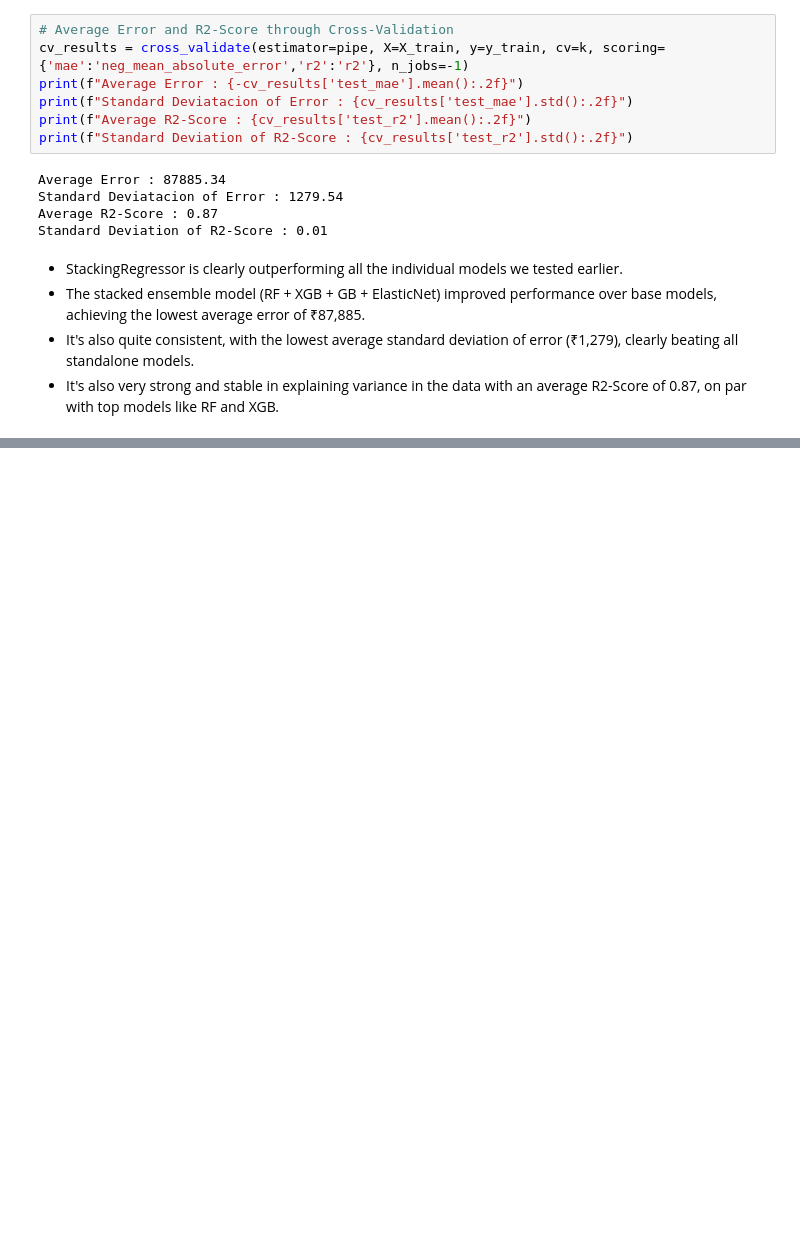
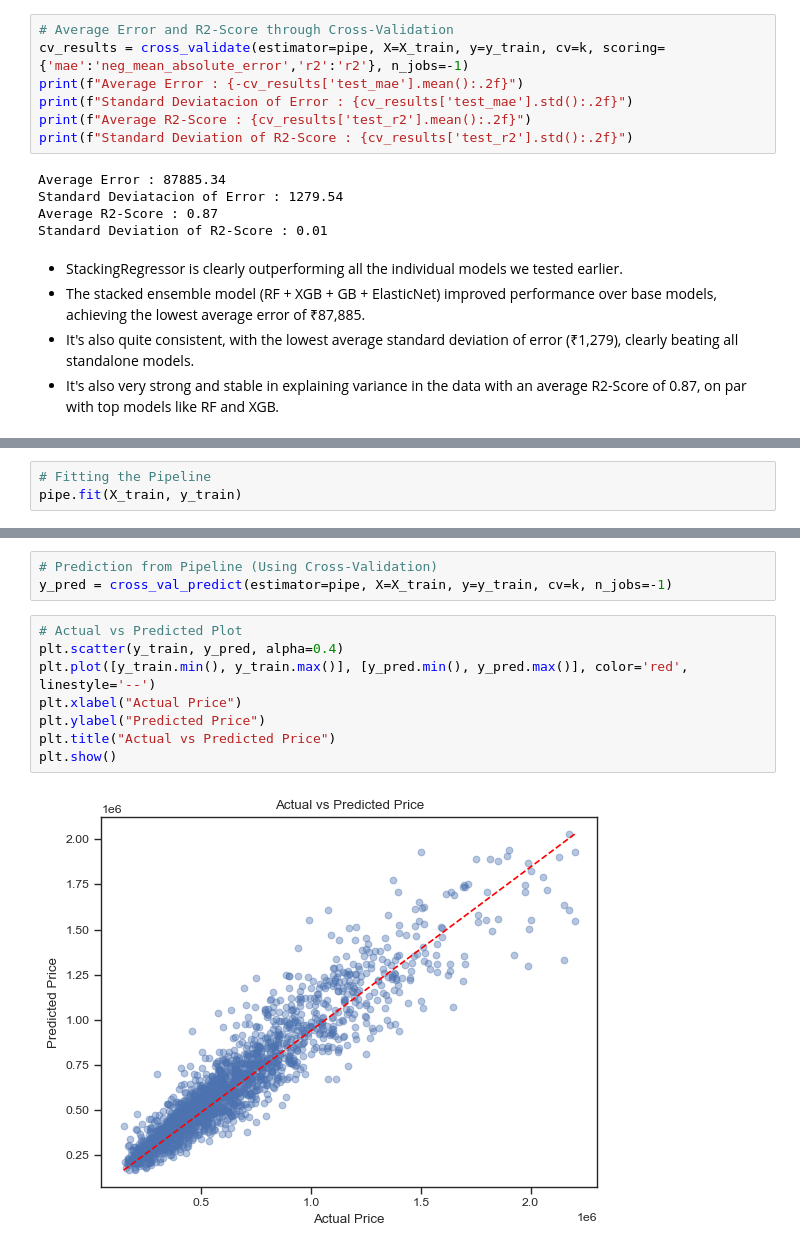
Before and after one commit to TheMrityunjayPathak/AutoIQ, a Jupyter notebook: notebooks/step_4_model_building.ipynb, the cells around one changed output, grey strips where cells are left out. Cells and saved outputs as stored; diff of their text form; blank space fills up the shorter version.

Commit message:
feat: evaluate StackingRegressor using multiple graphs and curves

```diff
--- a/notebooks/step_4_model_building.ipynb
+++ b/notebooks/step_4_model_building.ipynb
@@ -275,0 +280,3 @@ Standard Deviation of R2-Score : 0.01
+# %%
+# Fitting the Pipeline
+pipe.fit(X_train, y_train)
@@ -275,0 +301,13 @@ Standard Deviation of R2-Score : 0.01
+# %%
+# Prediction from Pipeline (Using Cross-Validation)
+y_pred = cross_val_predict(estimator=pipe, X=X_train, y=y_train, cv=k, n_jobs=-1)
+# %%
+# Actual vs Predicted Plot
+plt.scatter(y_train, y_pred, alpha=0.4)
+plt.plot([y_train.min(), y_train.max()], [y_pred.min(), y_pred.max()], color='red', linestyle='--')
+plt.xlabel("Actual Price")
+plt.ylabel("Predicted Price")
+plt.title("Actual vs Predicted Price")
+plt.show()
+# %% [output]
+[figure, added]
```
Also changed, not shown: parts of 11 cells of this notebook.
